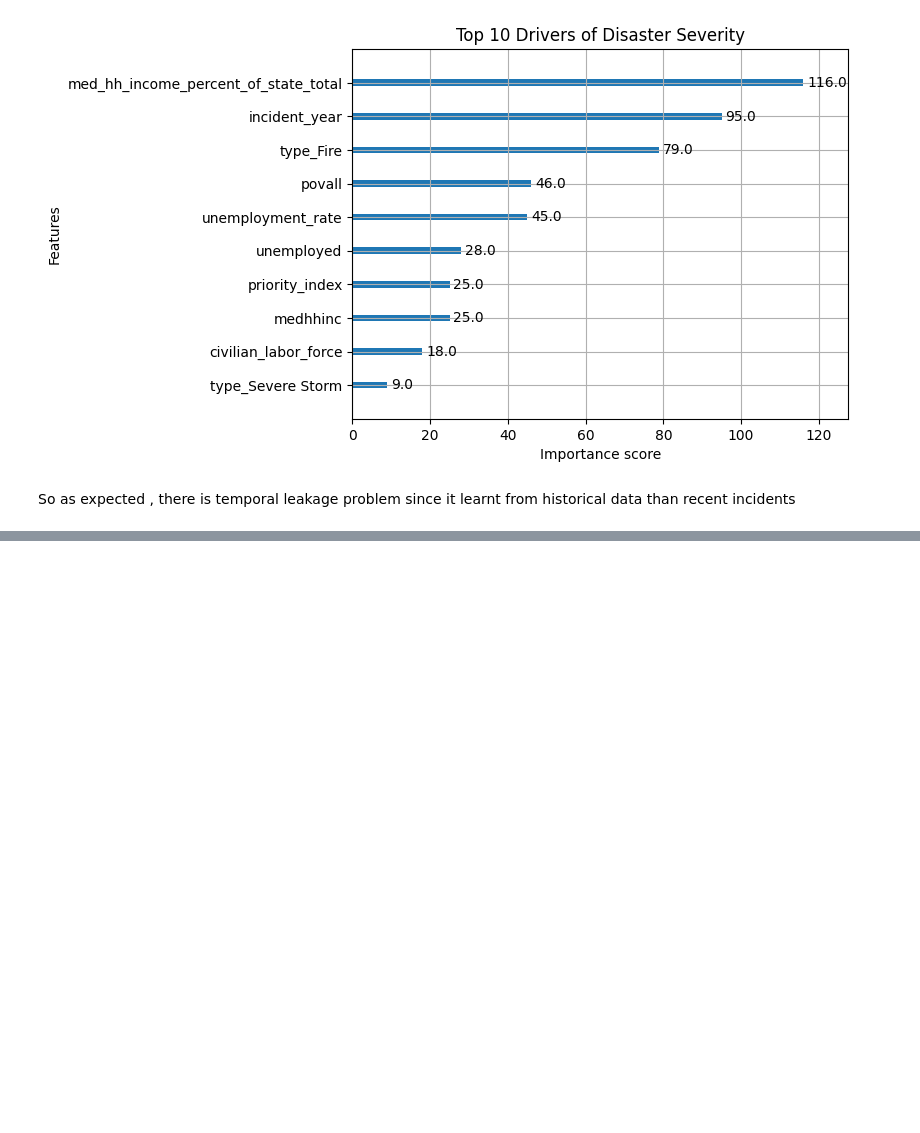
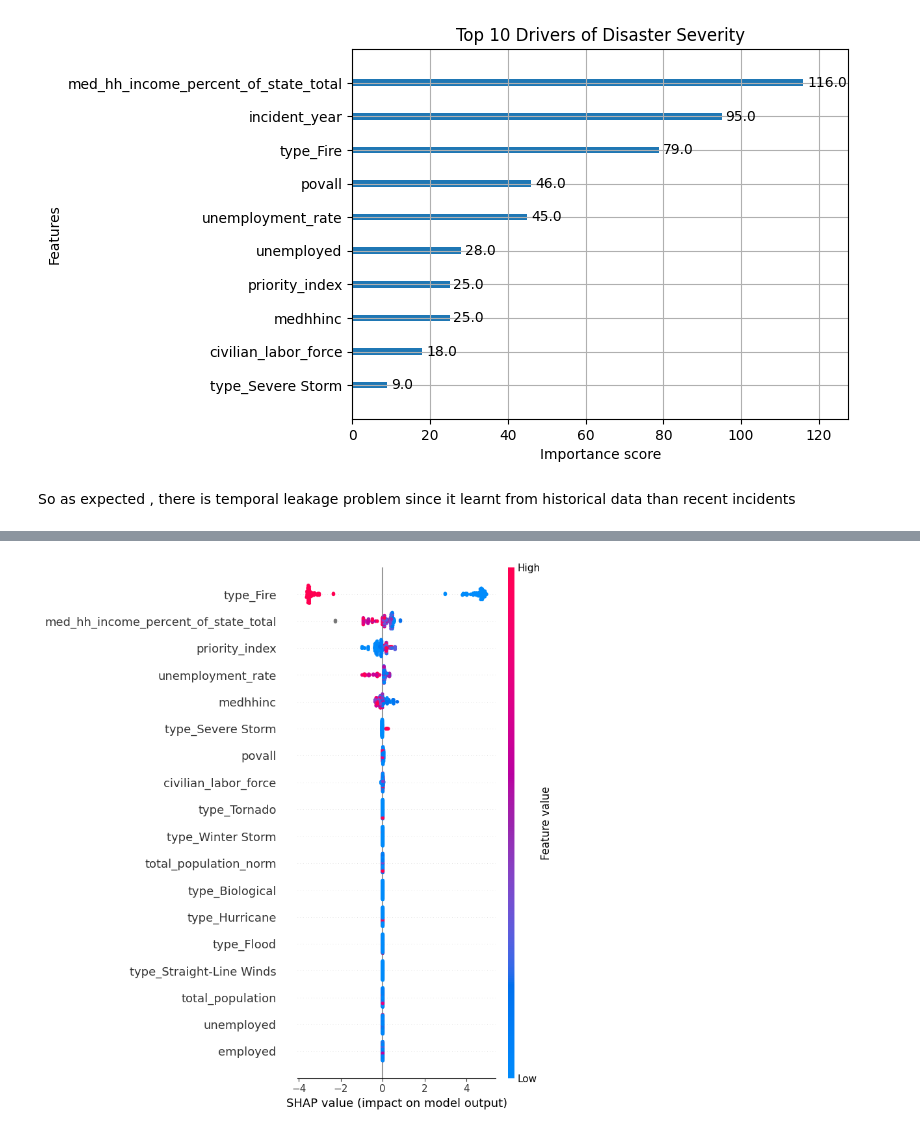
Before and after one commit to VishalLakshmiNarayanan/Disaster-Response-and-Resource-Optimization, a Jupyter notebook: data_modeling_pipeline/Model_development_XGBoost.ipynb, the cells around one changed output, grey strips where cells are left out. Drawn from its saved outputs; the diff is of its cells as text; code cells hidden in the pictures; blank space fills up the shorter version.

```diff
--- a/data_modeling_pipeline/Model_development_XGBoost.ipynb
+++ b/data_modeling_pipeline/Model_development_XGBoost.ipynb
@@ -143,0 +196,4 @@ So as expected , there is temporal leakage problem since it learnt from historic
+# %%
+shap.summary_plot(shap_values, X_test)
+# %% [output]
+[figure, added]
```
Also changed, not shown: parts of 9 cells of this notebook, 3 other files.
